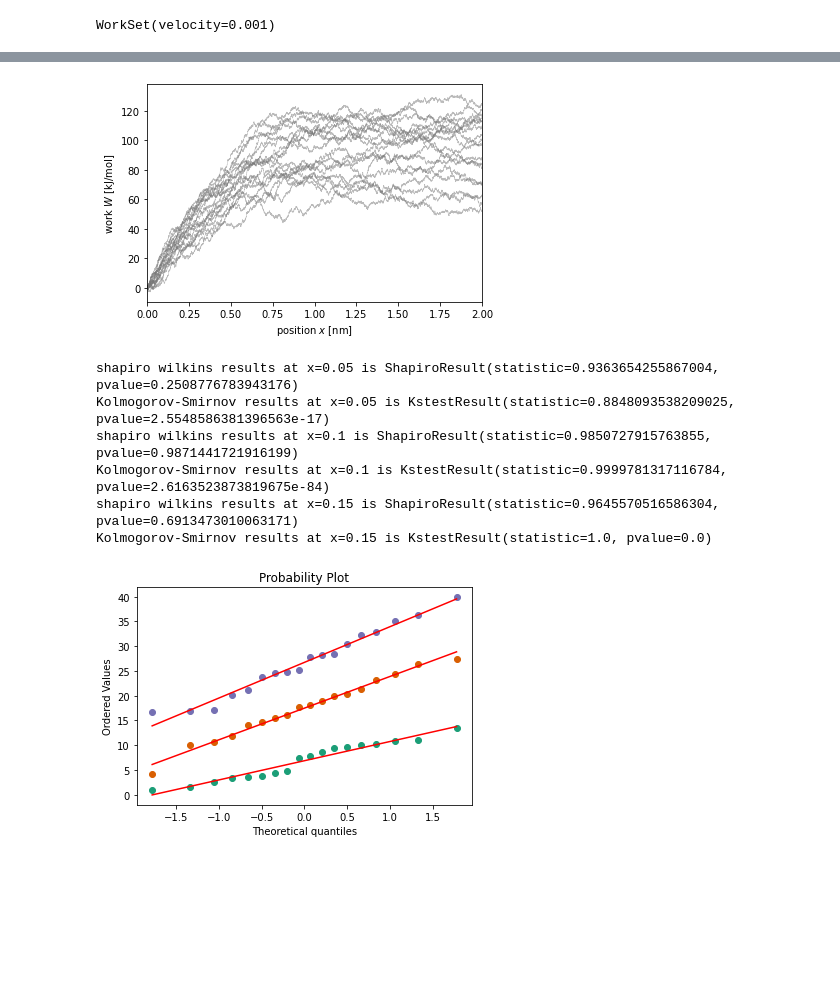
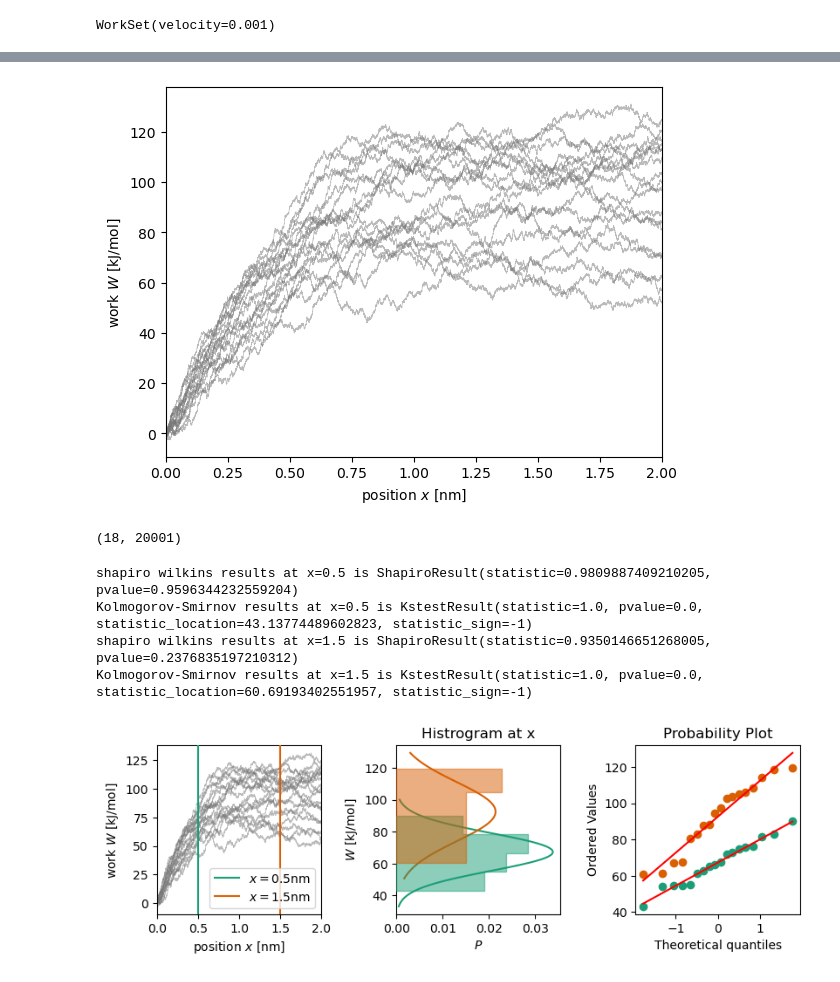
Before and after one commit to moldyn/dcTMD, a Jupyter notebook: docs/tutorials/work.ipynb, the cells around one changed output, grey strips where cells are left out. Saved outputs shown, nothing was run; the diff lists cells and outputs as text; code cells hidden in the pictures; blank space fills up the shorter version.

```diff
--- a/docs/tutorials/work.ipynb
+++ b/docs/tutorials/work.ipynb
@@ -86,46 +86,39 @@ print(vars(workset))
 # %%
 # plot workset
 import matplotlib.pyplot as plt
+from dcTMD.utils import plotting
+
 fig, ax = plt.subplots()
-x = workset.position_
-for w in workset.work_:
-        ax.plot(x, w, color='#777', alpha=.5, lw=.5)
+plotting.plot_worklines(workset.position_, workset.work_, ax)
+plt.show()
 
-ax.set(xlabel=r'position $x$ [nm]',
-       ylabel=r'work $W$ [kJ/mol]',
-       xlim=[min(x), max(x)],
-)
-plt.show()
+print(workset.work_.shape)
 # %% [output]
-[figure, old version]
+[figure, new version]
+(18, 20001)
 # %%
 # check if work distribution follows a normal distribution
 import math
 import numpy as np
 from scipy.stats import kstest, shapiro, probplot, norm
 from matplotlib import cm
+from dcTMD.utils import plotting
 
-index = [500, 1000, 1500]
+index = [5000, 15000]
+x = workset.position_
 
-# do a probplot
-fig, ax = plt.subplots()
-cm_subsectionJ = np.linspace(0, 1, 7)
-lcolor = [cm.Dark2(x) for x in cm_subsectionJ]
+fig, axs = plotting.plot_worknormalitychecks(x, workset.work_, index)
+
 for i, p in enumerate(index):
-    res = probplot(workset.work_[:,p], plot=ax, fit=True)
-    ax.get_lines()[i*2].set_color(lcolor[i])
     # Shapiro-Wilk Test
     shapiro_test = shapiro(workset.work_[:,p])
     print(f'shapiro wilkins results at x={x[p]} is {shapiro_test}')
     # Kolmogorov-Smirnov Test
     kstest_test = kstest(workset.work_[:,p], 'norm')
-
     print(f'Kolmogorov-Smirnov results at x={x[p]} is {kstest_test}')
 # %% [output]
-shapiro wilkins results at x=0.05 is ShapiroResult(statistic=0.9363654255867004, pvalue=0.2508776783943176)
-Kolmogorov-Smirnov results at x=0.05 is KstestResult(statistic=0.8848093538209025, pvalue=2.5548586381396563e-17)
-shapiro wilkins results at x=0.1 is ShapiroResult(statistic=0.9850727915763855, pvalue=0.9871441721916199)
-Kolmogorov-Smirnov results at x=0.1 is KstestResult(statistic=0.9999781317116784, pvalue=2.6163523873819675e-84)
-shapiro wilkins results at x=0.15 is ShapiroResult(statistic=0.9645570516586304, pvalue=0.6913473010063171)
-Kolmogorov-Smirnov results at x=0.15 is KstestResult(statistic=1.0, pvalue=0.0)
+shapiro wilkins results at x=0.5 is ShapiroResult(statistic=0.9809887409210205, pvalue=0.9596344232559204)
+Kolmogorov-Smirnov results at x=0.5 is KstestResult(statistic=1.0, pvalue=0.0, statistic_location=43.13774489602823, statistic_sign=-1)
+shapiro wilkins results at x=1.5 is ShapiroResult(statistic=0.9350146651268005, pvalue=0.2376835197210312)
+Kolmogorov-Smirnov results at x=1.5 is KstestResult(statistic=1.0, pvalue=0.0, statistic_location=60.69193402551957, statistic_sign=-1)
-[figure, old version]
+[figure, new version]
```
Also changed, not shown: parts of 6 cells of this notebook, 7 other files.
